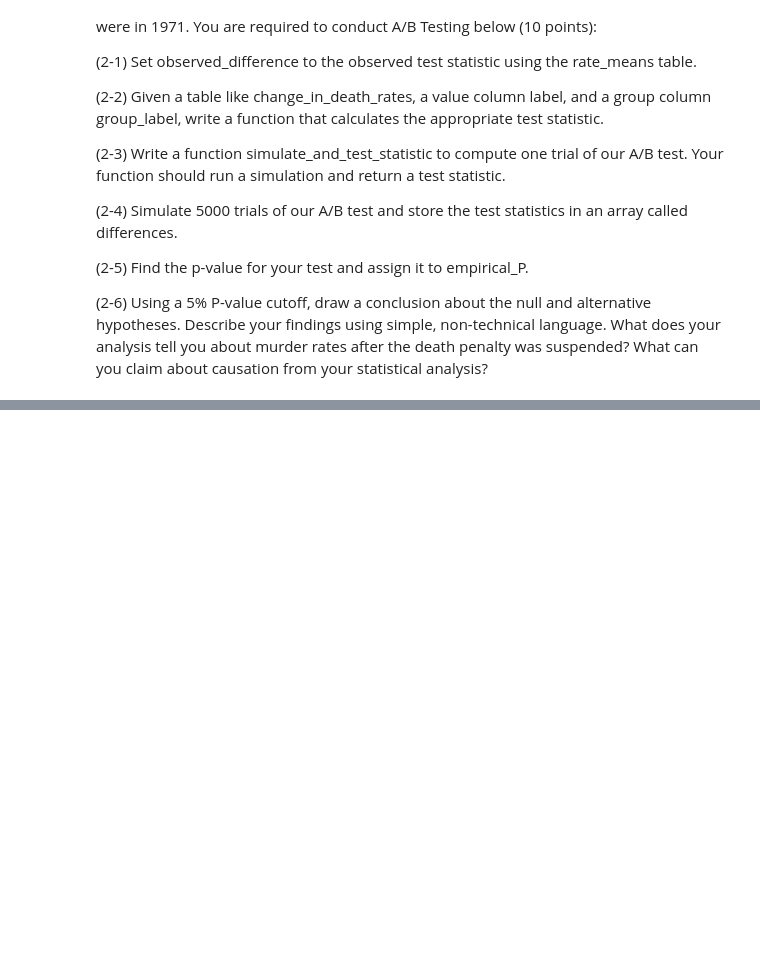
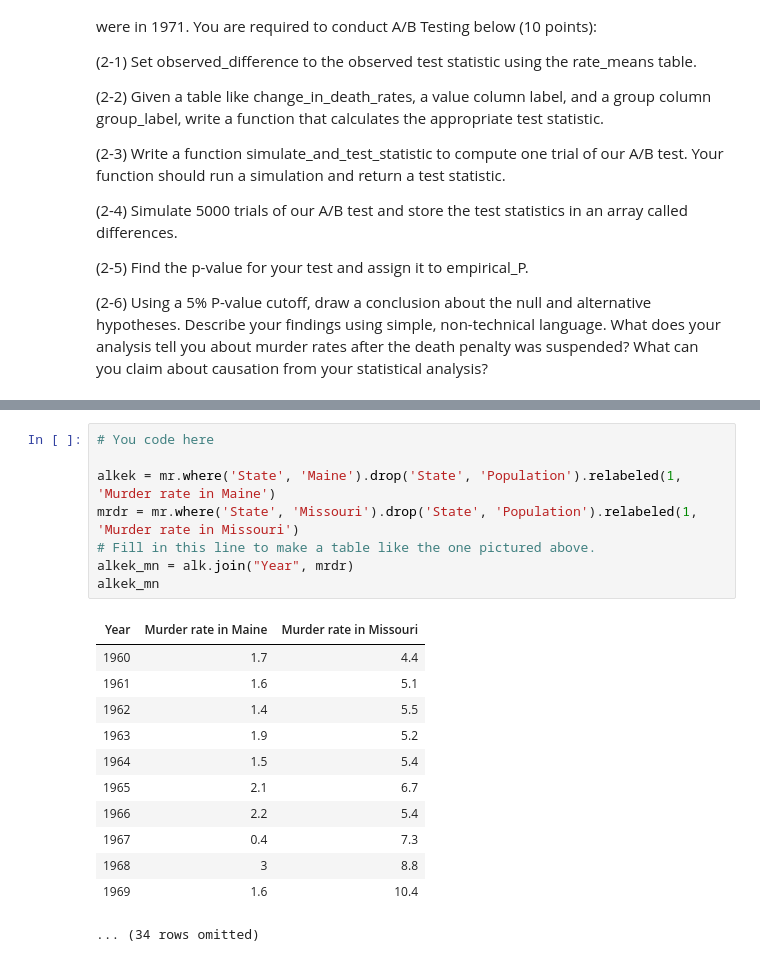
Before and after one commit to SushmithaReddyChintalapani/sushmitha_INFO5502_Spring2022, a Jupyter notebook: Copy_of_lab_assignment_09_Sushmitha_11554373(1).ipynb, the cells around one changed output, grey strips where cells are left out. Saved outputs shown, nothing was run; the diff lists cells and outputs as text; blank space fills up the shorter version.

```diff
--- a/Copy_of_lab_assignment_09_Sushmitha_11554373(1).ipynb
+++ b/Copy_of_lab_assignment_09_Sushmitha_11554373(1).ipynb
@@ -319,0 +337,21 @@ code
+# %%
+# You code here
+
+alkek = mr.where('State', 'Maine').drop('State', 'Population').relabeled(1, 'Murder rate in Maine')
+mrdr = mr.where('State', 'Missouri').drop('State', 'Population').relabeled(1, 'Murder rate in Missouri')
+# Fill in this line to make a table like the one pictured above.
+alkek_mn = alk.join("Year", mrdr)
+alkek_mn
+# %% [output]
+| Year | Murder rate in Maine | Murder rate in Missouri |
+| 1960 | 1.7 | 4.4 |
+| 1961 | 1.6 | 5.1 |
+| 1962 | 1.4 | 5.5 |
+| 1963 | 1.9 | 5.2 |
+| 1964 | 1.5 | 5.4 |
+| 1965 | 2.1 | 6.7 |
+| 1966 | 2.2 | 5.4 |
+| 1967 | 0.4 | 7.3 |
+| 1968 | 3 | 8.8 |
+| 1969 | 1.6 | 10.4 |
+... (34 rows omitted)
```
Also changed, not shown: parts of 7 cells of this notebook.
